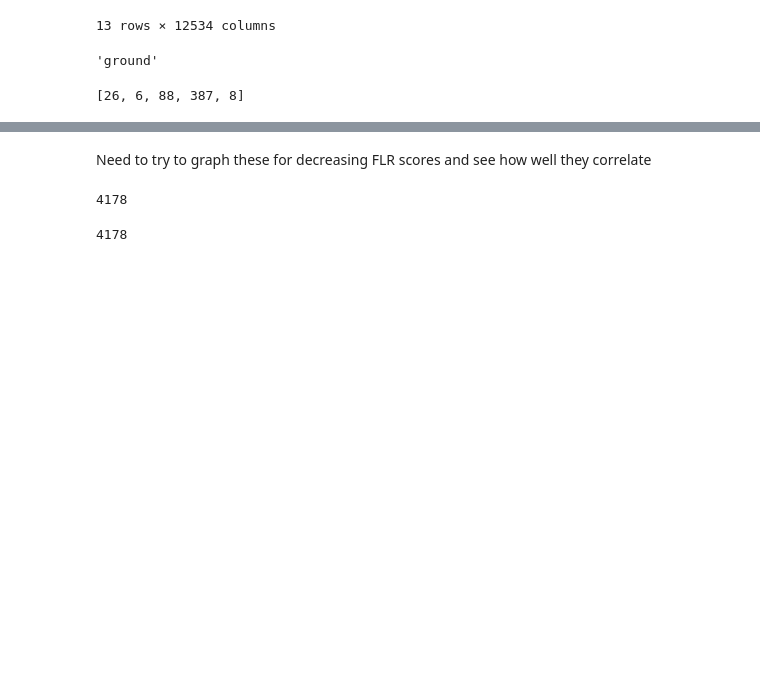
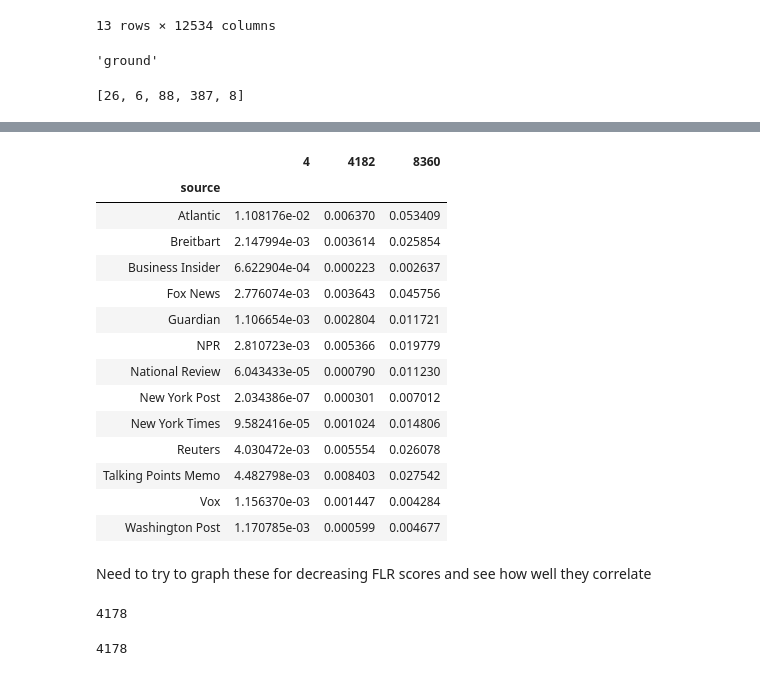
Before and after one commit to WarmCyan/perspective-mining-research, a Jupyter notebook: notebooks/NewsSourceExploration.ipynb, the cells around one changed output, grey strips where cells are left out. Saved outputs shown, nothing was run; the diff lists cells and outputs as text; code cells hidden in the pictures; blank space fills up the shorter version.

```diff
--- a/notebooks/NewsSourceExploration.ipynb
+++ b/notebooks/NewsSourceExploration.ipynb
@@ -134,3 +136,21 @@ as_df_source.groupby(['source']).std()[[nth]]
+# %%
+as_df_source.groupby(['source']).mean()[[nth, nth_neg, nth_neutral]]
+# %% [output]
+|  | 4 | 4182 | 8360 |
+| source |  |  |  |
+| Atlantic | 1.108176e-02 | 0.006370 | 0.053409 |
+| Breitbart | 2.147994e-03 | 0.003614 | 0.025854 |
+| Business Insider | 6.622904e-04 | 0.000223 | 0.002637 |
+| Fox News | 2.776074e-03 | 0.003643 | 0.045756 |
+| Guardian | 1.106654e-03 | 0.002804 | 0.011721 |
+| NPR | 2.810723e-03 | 0.005366 | 0.019779 |
+| National Review | 6.043433e-05 | 0.000790 | 0.011230 |
+| New York Post | 2.034386e-07 | 0.000301 | 0.007012 |
+| New York Times | 9.582416e-05 | 0.001024 | 0.014806 |
+| Reuters | 4.030472e-03 | 0.005554 | 0.026078 |
+| Talking Points Memo | 4.482798e-03 | 0.008403 | 0.027542 |
+| Vox | 1.156370e-03 | 0.001447 | 0.004284 |
+| Washington Post | 1.170785e-03 | 0.000599 | 0.004677 |
 # %% [markdown]
 Need to try to graph these for decreasing FLR scores and see how well they correlate
 # %%
```
Also changed, not shown: parts of 3 cells of this notebook, 2 other files.
